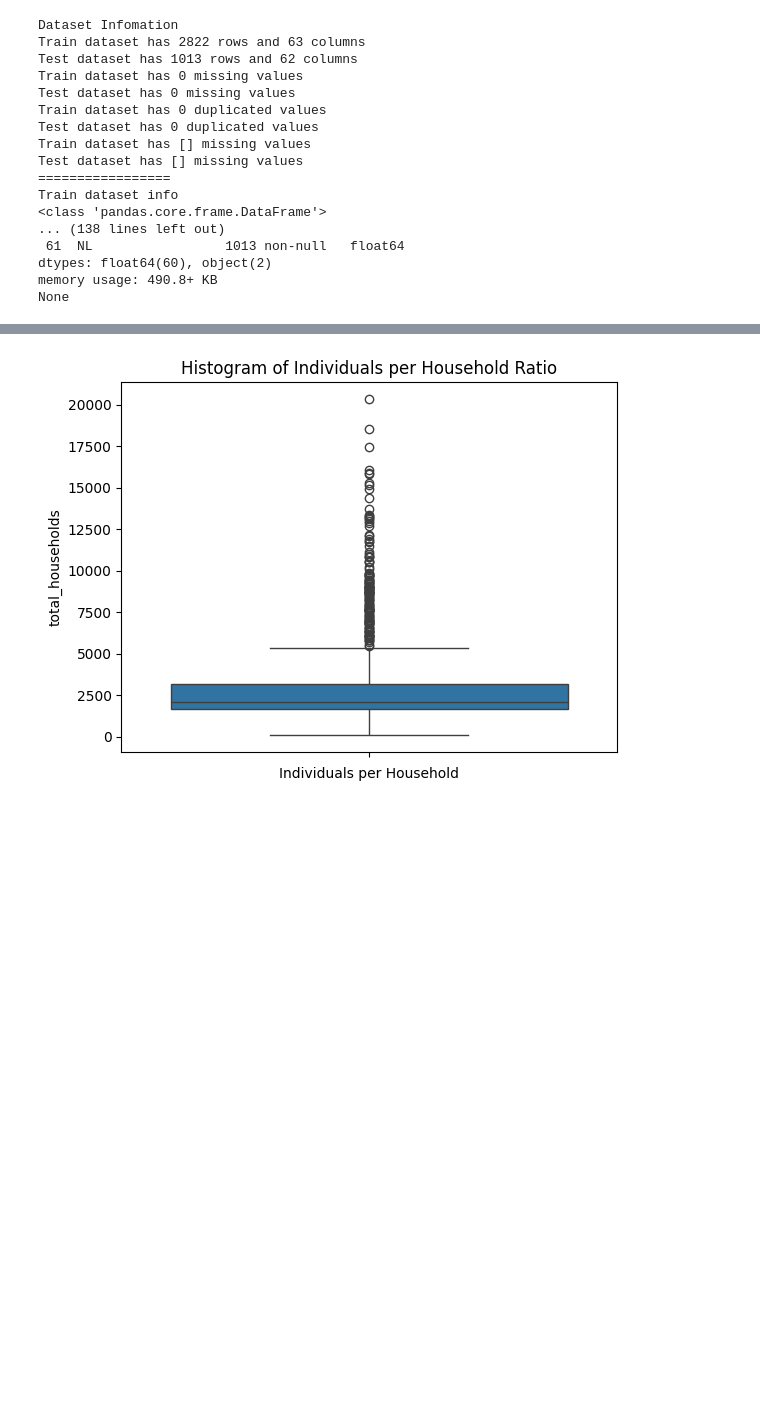
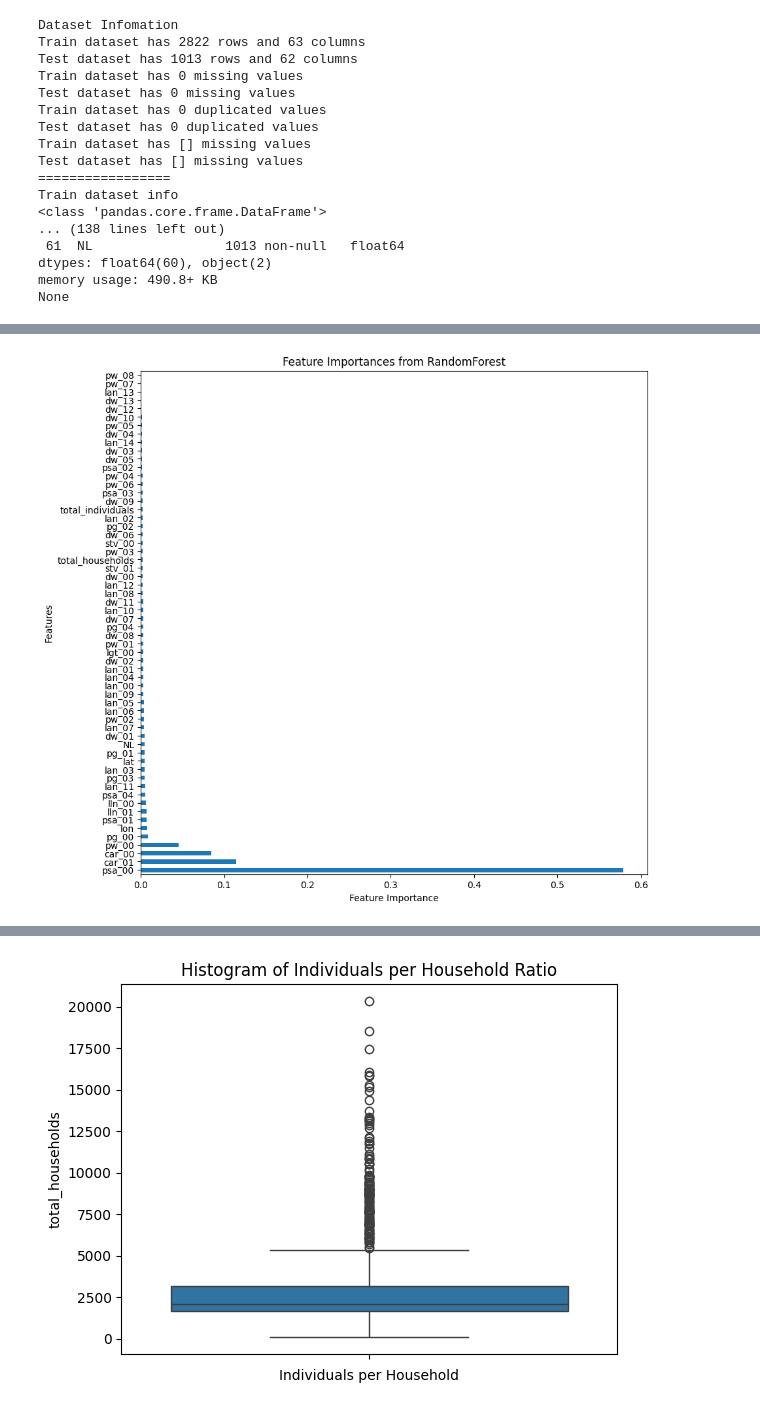
Before and after one commit to segnig/-segnig-International-Women-s-Day-Zindi-Challenge-, a Jupyter notebook: International_Women's_Day_Challenge.ipynb, the cells around one changed output, grey strips where cells are left out. Saved outputs shown, nothing was run; the diff lists cells and outputs as text; code cells hidden in the pictures; blank space fills up the shorter version.

```diff
--- a/International_Women's_Day_Challenge.ipynb
+++ b/International_Women's_Day_Challenge.ipynb
@@ -78,3 +90,8 @@ test = wrangle(FILE_PATH + "Test.csv")
+# %%
+train = pd.read_csv("Train.csv")
+test = pd.read_csv("Test.csv")
+var_data_df = pd.read_csv("VariableDefinitions.csv")
+sub_df = pd.read_csv("SampleSubmission.csv")
 # %%
 print(train.shape)
 print(test.shape)
@@ -126,0 +146,20 @@ None
+# %%
+from sklearn.ensemble import RandomForestRegressor
+from sklearn.model_selection import train_test_split
+from sklearn.metrics import mean_squared_error
+import numpy as np
+
+train_features = [col for col in train.select_dtypes(include="number").columns if col != "target"]
+
+X = train[train_features]
+y = train["target"]
+
+X_train, X_test, y_train, y_test = train_test_split(X, y, test_size=0.2, random_state=42)
+
+model = RandomForestRegressor()
+model.fit(X_train, y_train)
+
+y_pred = model.predict(X_test)
+mse = mean_squared_error(y_test, y_pred)
+
+print(f"RMSE: {np.sqrt(mse)}")
@@ -126,0 +189,20 @@ None
+# %%
+import matplotlib.pyplot as plt
+import pandas as pd
+
+feature_names = train_features
+
+
+
+feat_importances = pd.Series(model.feature_importances_, index=feature_names)
+feat_importances = feat_importances.sort_values(ascending=False)
+
+# Plot
+plt.figure(figsize=(10, 10))
+feat_importances.plot(kind='barh')
+plt.xlabel('Feature Importance')
+plt.ylabel('Features')
+plt.title('Feature Importances from RandomForest')
+plt.show()
+# %% [output]
+[figure, added]
```
Also changed, not shown: parts of 18 cells of this notebook.
